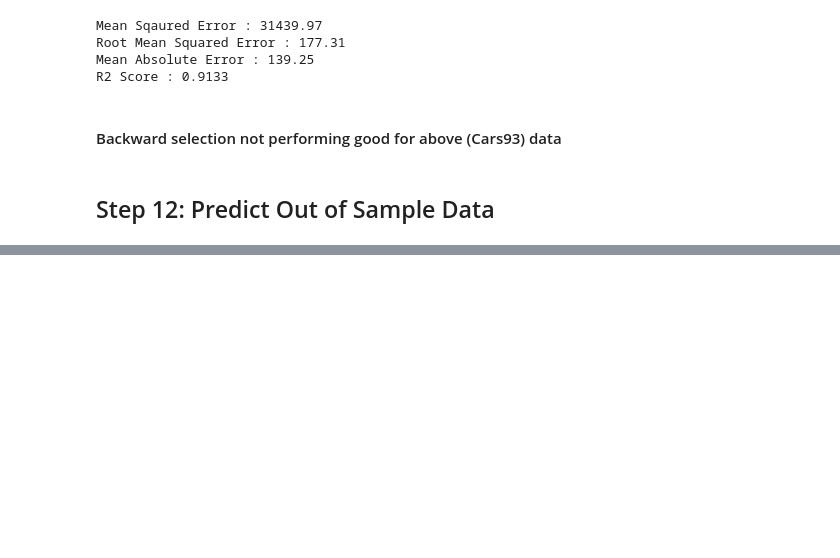
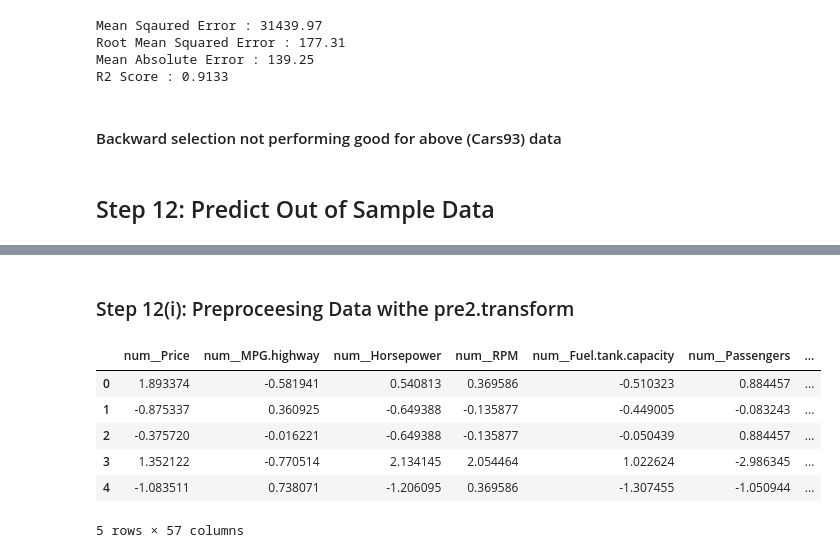
Before and after one commit to DeepikaJ08/ETLHiveML, a Jupyter notebook: Backward Elimination/BackwardElimination.ipynb, the cells around one changed output, grey strips where cells are left out. Cells and saved outputs as stored; diff of their text form; code cells hidden in the pictures; blank space fills up the shorter version.

```diff
--- a/Backward Elimination/BackwardElimination.ipynb
+++ b/Backward Elimination/BackwardElimination.ipynb
@@ -464,0 +474,13 @@ xnew = pd.read_csv('sample.csv', na_)
+# %% [markdown]
+### Step 12(i): Preproceesing Data withe pre2.transform
+# %%
+xnew_pre = pre2.transform(xnew)
+xnew_pre
+# %% [output]
+|  | num__Price | num__MPG.highway | num__Horsepower | num__RPM | num__Fuel.tank.capacity | num__Passengers | ... |
+| 0 | 1.893374 | -0.581941 | 0.540813 | 0.369586 | -0.510323 | 0.884457 | ... |
+| 1 | -0.875337 | 0.360925 | -0.649388 | -0.135877 | -0.449005 | -0.083243 | ... |
+| 2 | -0.375720 | -0.016221 | -0.649388 | -0.135877 | -0.050439 | 0.884457 | ... |
+| 3 | 1.352122 | -0.770514 | 2.134145 | 2.054464 | 1.022624 | -2.986345 | ... |
+| 4 | -1.083511 | 0.738071 | -1.206095 | 0.369586 | -1.307455 | -1.050944 | ... |
+5 rows × 57 columns
```
Also changed, not shown: parts of 9 cells of this notebook.
